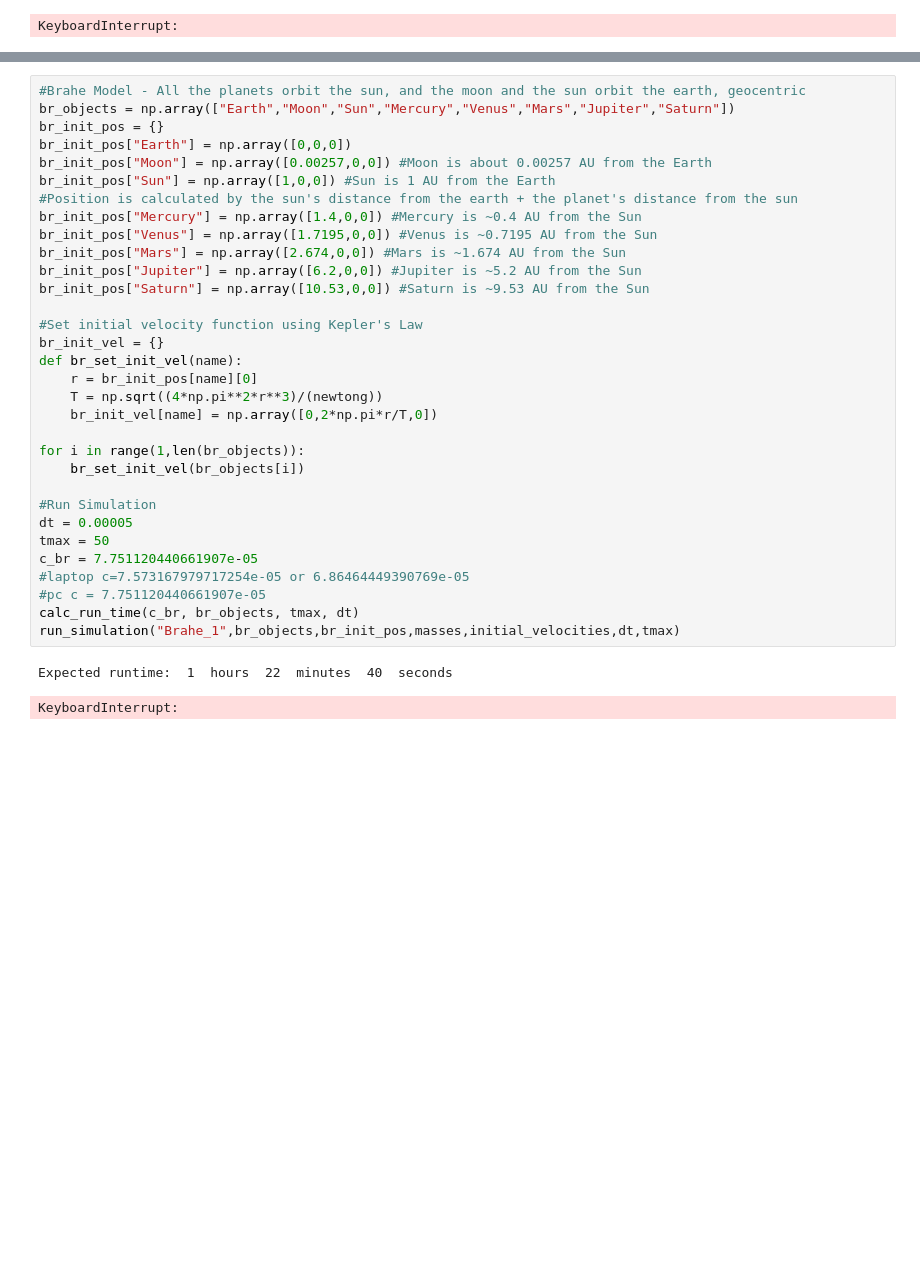
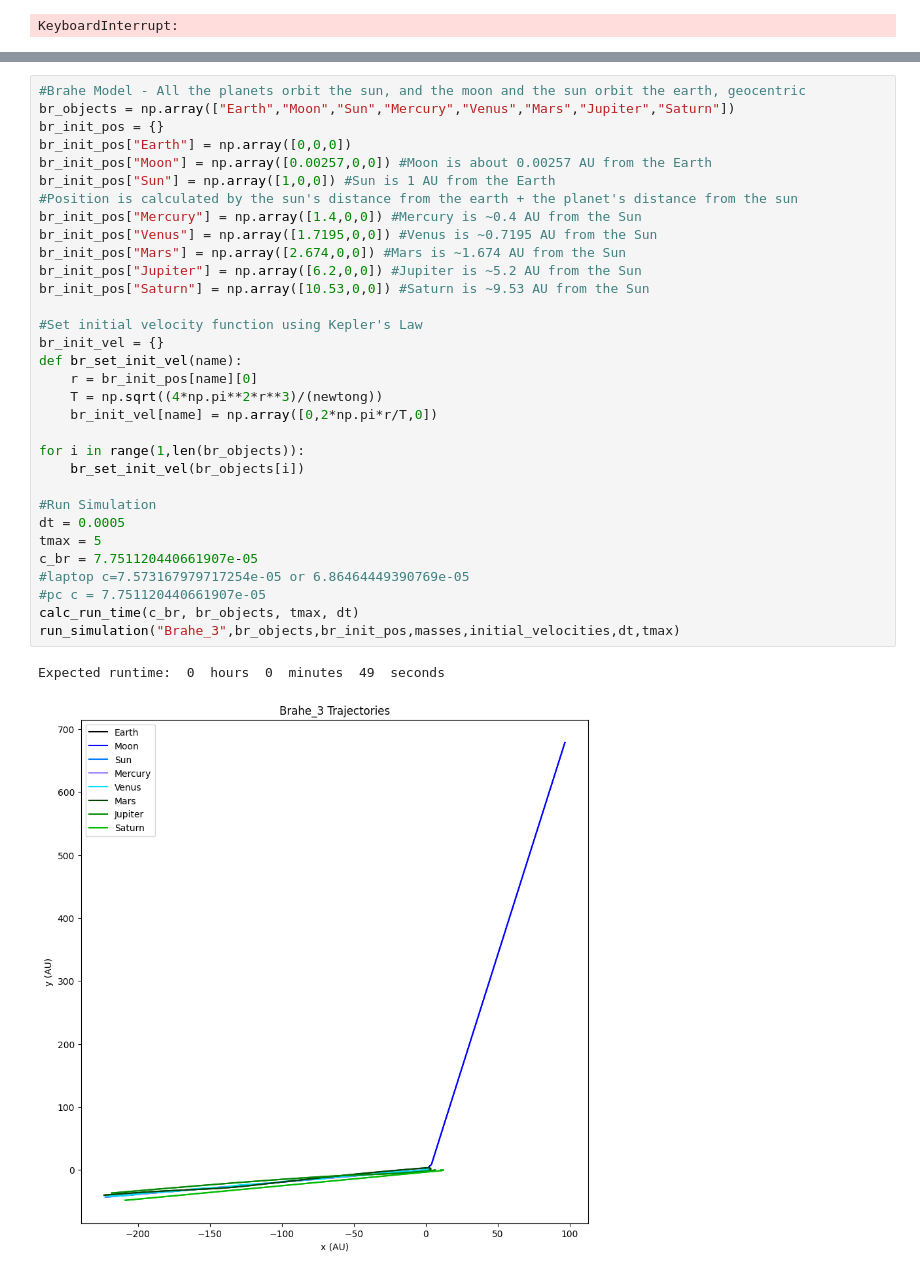
Before and after one commit to D123aniel/Astrophysics, a Jupyter notebook: Solar Simulation Project/project.ipynb, the cells around one changed output, grey strips where cells are left out. Cells and saved outputs as stored; diff of their text form; blank space fills up the shorter version.

```diff
--- a/Solar Simulation Project/project.ipynb
+++ b/Solar Simulation Project/project.ipynb
@@ -324,35 +327,35 @@ Expected runtime:  1  hours  26  minutes  50  seconds
 # %%
 #Brahe Model - All the planets orbit the sun, and the moon and the sun orbit the earth, geocentric
 br_objects = np.array(["Earth","Moon","Sun","Mercury","Venus","Mars","Jupiter","Saturn"])
 br_init_pos = {}
 br_init_pos["Earth"] = np.array([0,0,0])
 br_init_pos["Moon"] = np.array([0.00257,0,0]) #Moon is about 0.00257 AU from the Earth
 br_init_pos["Sun"] = np.array([1,0,0]) #Sun is 1 AU from the Earth
 #Position is calculated by the sun's distance from the earth + the planet's distance from the sun
 br_init_pos["Mercury"] = np.array([1.4,0,0]) #Mercury is ~0.4 AU from the Sun
 br_init_pos["Venus"] = np.array([1.7195,0,0]) #Venus is ~0.7195 AU from the Sun
 br_init_pos["Mars"] = np.array([2.674,0,0]) #Mars is ~1.674 AU from the Sun
 br_init_pos["Jupiter"] = np.array([6.2,0,0]) #Jupiter is ~5.2 AU from the Sun
 br_init_pos["Saturn"] = np.array([10.53,0,0]) #Saturn is ~9.53 AU from the Sun
 
 #Set initial velocity function using Kepler's Law
 br_init_vel = {}
 def br_set_init_vel(name):
     r = br_init_pos[name][0]
     T = np.sqrt((4*np.pi**2*r**3)/(newtong))
     br_init_vel[name] = np.array([0,2*np.pi*r/T,0])
 
 for i in range(1,len(br_objects)):
     br_set_init_vel(br_objects[i])
 
 #Run Simulation
-dt = 0.00005
-tmax = 50
+dt = 0.0005
+tmax = 5
 c_br = 7.751120440661907e-05
 #laptop c=7.573167979717254e-05 or 6.86464449390769e-05
 #pc c = 7.751120440661907e-05
 calc_run_time(c_br, br_objects, tmax, dt)
-run_simulation("Brahe_1",br_objects,br_init_pos,masses,initial_velocities,dt,tmax)
+run_simulation("Brahe_3",br_objects,br_init_pos,masses,initial_velocities,dt,tmax)
 # %% [output]
-Expected runtime:  1  hours  22  minutes  40  seconds
+Expected runtime:  0  hours  0  minutes  49  seconds
-KeyboardInterrupt:
+[figure, added]
```
Also changed, not shown: parts of 3 cells of this notebook.
